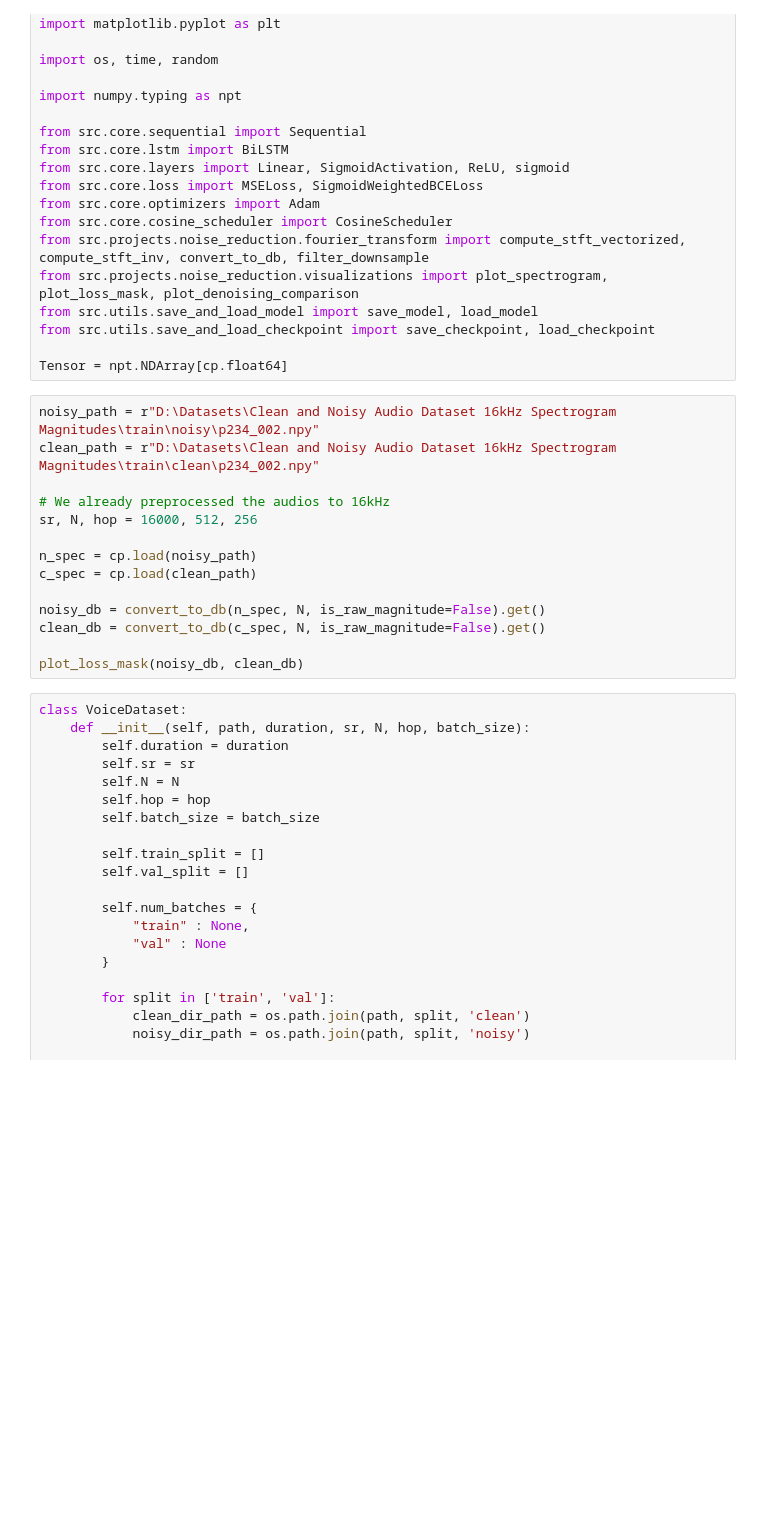
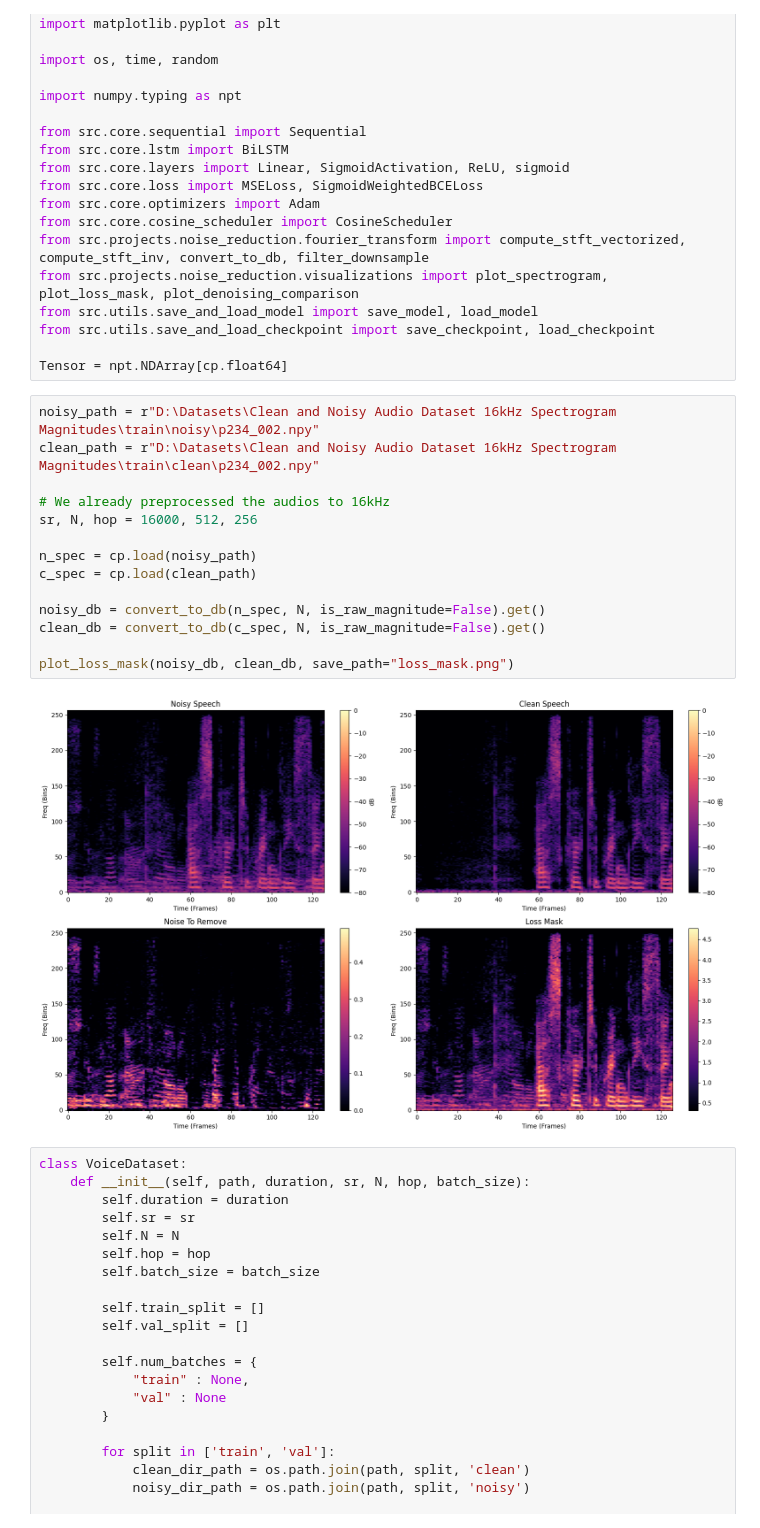
Before and after one commit to horecdev/LSTM-from-scratch, a Jupyter notebook: noise_reduction.ipynb, the cells around one changed output. Drawn from its saved outputs; the diff is of its cells as text; blank space fills up the shorter version.

```diff
--- a/noise_reduction.ipynb
+++ b/noise_reduction.ipynb
@@ -24,17 +24,19 @@ Tensor = npt.NDArray[cp.float64]
 # %%
 noisy_path = r"D:\Datasets\Clean and Noisy Audio Dataset 16kHz Spectrogram Magnitudes\train\noisy\p234_002.npy"
 clean_path = r"D:\Datasets\Clean and Noisy Audio Dataset 16kHz Spectrogram Magnitudes\train\clean\p234_002.npy"
 
 # We already preprocessed the audios to 16kHz
 sr, N, hop = 16000, 512, 256
 
 n_spec = cp.load(noisy_path)
 c_spec = cp.load(clean_path)
 
 noisy_db = convert_to_db(n_spec, N, is_raw_magnitude=False).get()
 clean_db = convert_to_db(c_spec, N, is_raw_magnitude=False).get()
 
-plot_loss_mask(noisy_db, clean_db)
+plot_loss_mask(noisy_db, clean_db, save_path="loss_mask.png")
+# %% [output]
+[figure, added]
 # %%
 class VoiceDataset:
     def __init__(self, path, duration, sr, N, hop, batch_size):
```
Also changed, not shown: parts of 6 cells of this notebook, 15 other files.
